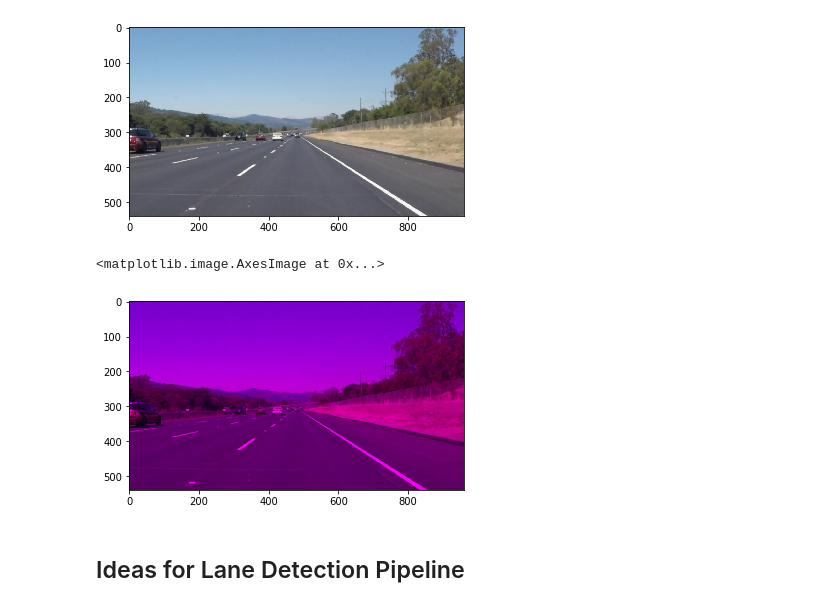
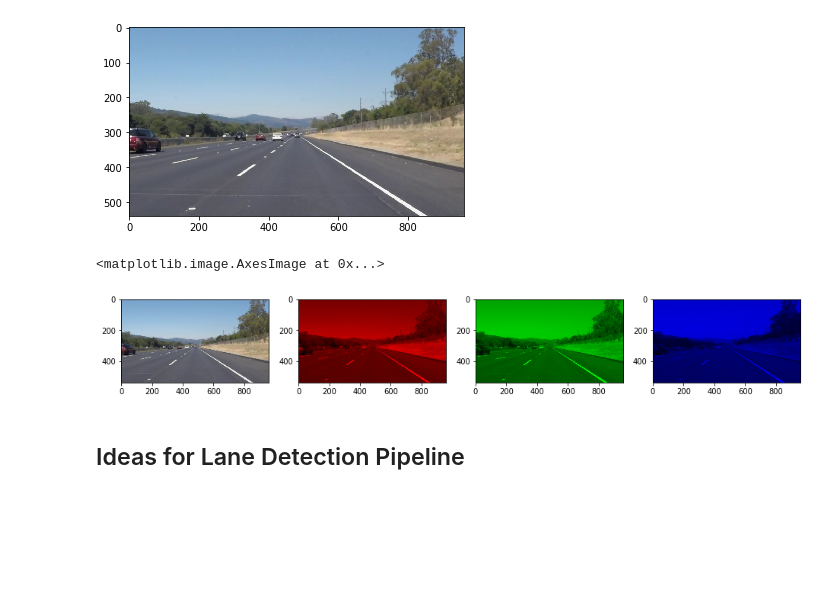
Before and after one commit to lpadukana/CarND-LaneLines-P1, a Jupyter notebook: P1.ipynb, the cells around one changed output. Cells and saved outputs as stored; diff of their text form; code cells hidden in the pictures; blank space fills up the shorter version.

```diff
--- a/P1.ipynb
+++ b/P1.ipynb
@@ -63,13 +63,21 @@ This image is: <class 'numpy.ndarray'> with dimesions: (540, 960, 3)
 # %%
 def copy_channels(img, channels):
     out = np.zeros_like(img)
     out[..., channels] = img[..., channels]
     return out
 
-plt.imshow(copy_channels(image, [2, 0]))
+fig = plt.figure(figsize=(16, 4))
+fig.add_subplot(1,4,1)
+plt.imshow(image)
+fig.add_subplot(1,4,2)
+plt.imshow(copy_channels(image, [0]))
+fig.add_subplot(1,4,3)
+plt.imshow(copy_channels(image, [1]))
+fig.add_subplot(1,4,4)
+plt.imshow(copy_channels(image, [2]))
 # %% [output]
 <matplotlib.image.AxesImage at 0x...>
-[figure, old version]
+[figure, new version]
 # %% [markdown]
 ## Ideas for Lane Detection Pipeline
 # %% [markdown]
```
Also changed, not shown: parts of 6 cells of this notebook.
